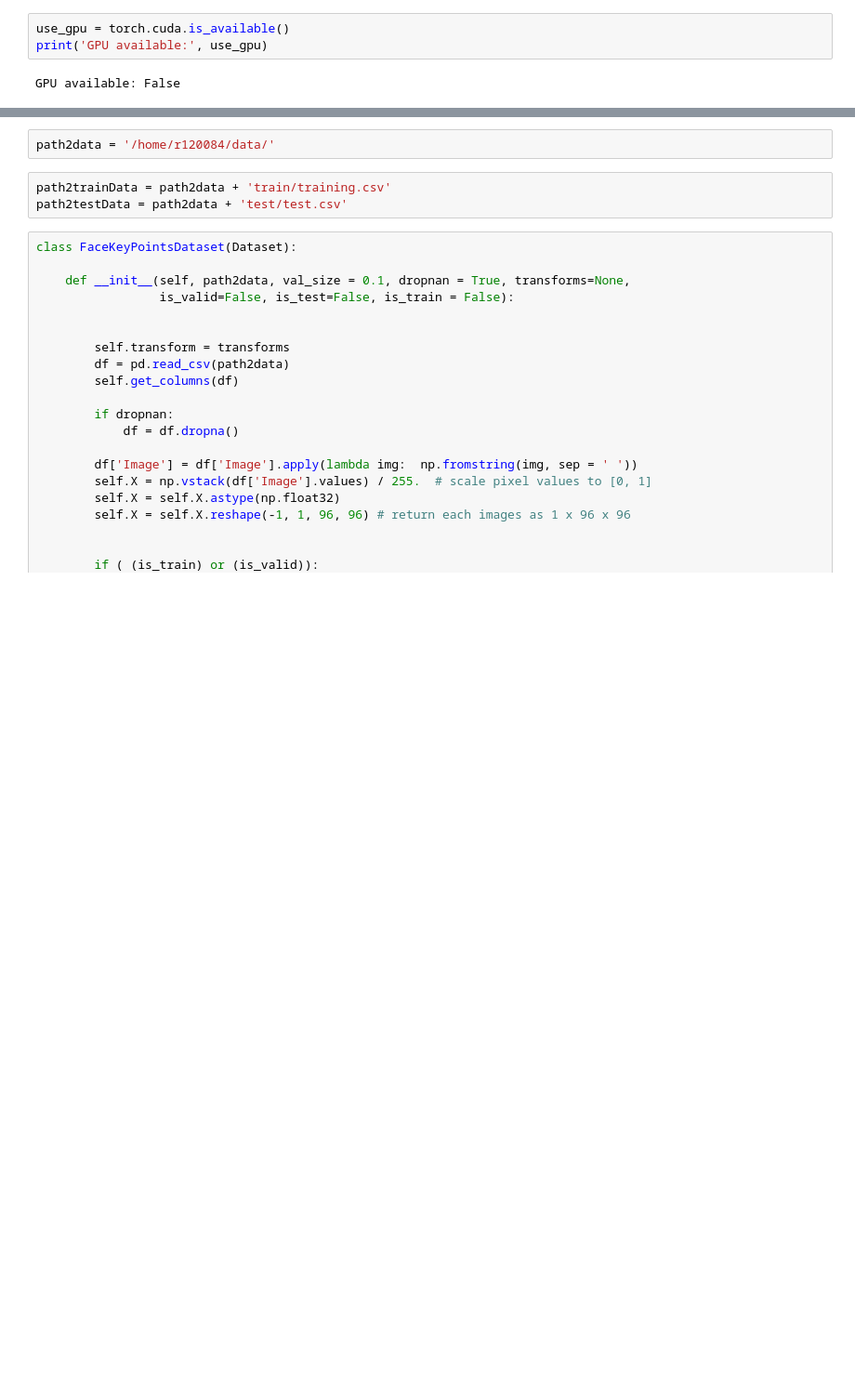
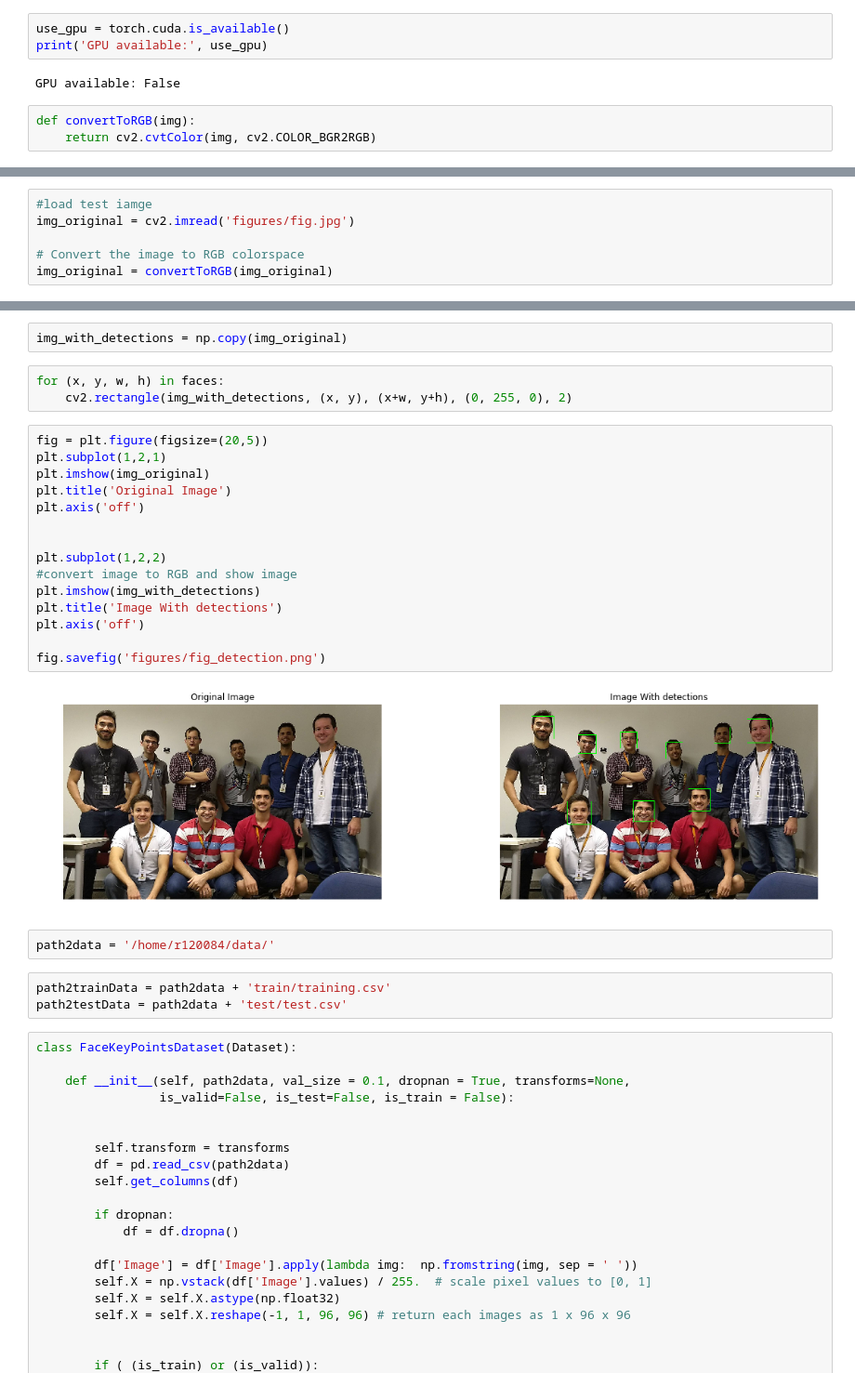
Before and after one commit to RenatoBMLR/Facial_Keypoints_Detection, a Jupyter notebook: Facial_keypoints_detection.ipynb, the cells around one changed output, grey strips where cells are left out. Shown at 93% size. Drawn from its saved outputs; the diff is of its cells as text; blank space fills up the shorter version.

Commit message:
üsed opencv to detect faces

```diff
--- a/Facial_keypoints_detection.ipynb
+++ b/Facial_keypoints_detection.ipynb
@@ -19,3 +20,6 @@ use_gpu = torch.cuda.is_available()
 print('GPU available:', use_gpu)
 # %% [output]
 GPU available: False
+# %%
+def convertToRGB(img):
+    return cv2.cvtColor(img, cv2.COLOR_BGR2RGB)
@@ -21,0 +30,6 @@ GPU available: False
+# %%
+#load test iamge
+img_original = cv2.imread('figures/fig.jpg')
+
+# Convert the image to RGB colorspace
+img_original = convertToRGB(img_original)
@@ -22,3 +54,25 @@ GPU available: False
+# %%
+img_with_detections = np.copy(img_original)
+# %%
+for (x, y, w, h) in faces:
+    cv2.rectangle(img_with_detections, (x, y), (x+w, y+h), (0, 255, 0), 2)
+# %%
+fig = plt.figure(figsize=(20,5))
+plt.subplot(1,2,1)
+plt.imshow(img_original)
+plt.title('Original Image')
+plt.axis('off')
+
+
+plt.subplot(1,2,2)
+#convert image to RGB and show image
+plt.imshow(img_with_detections)
+plt.title('Image With detections')
+plt.axis('off')
+
+fig.savefig('figures/fig_detection.png')
+# %% [output]
+[figure, added]
 # %%
 path2data = '/home/r120084/data/'
 # %%
```
Also changed, not shown: parts of 5 cells of this notebook.
